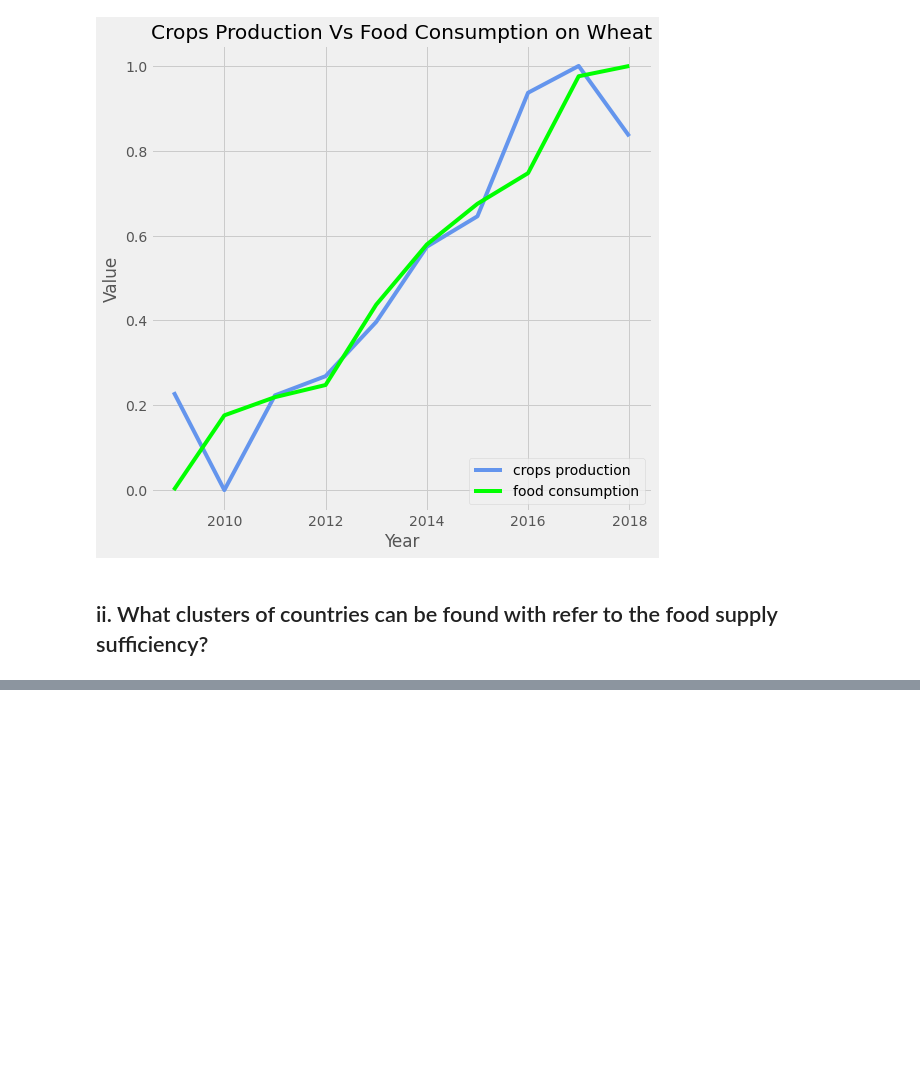
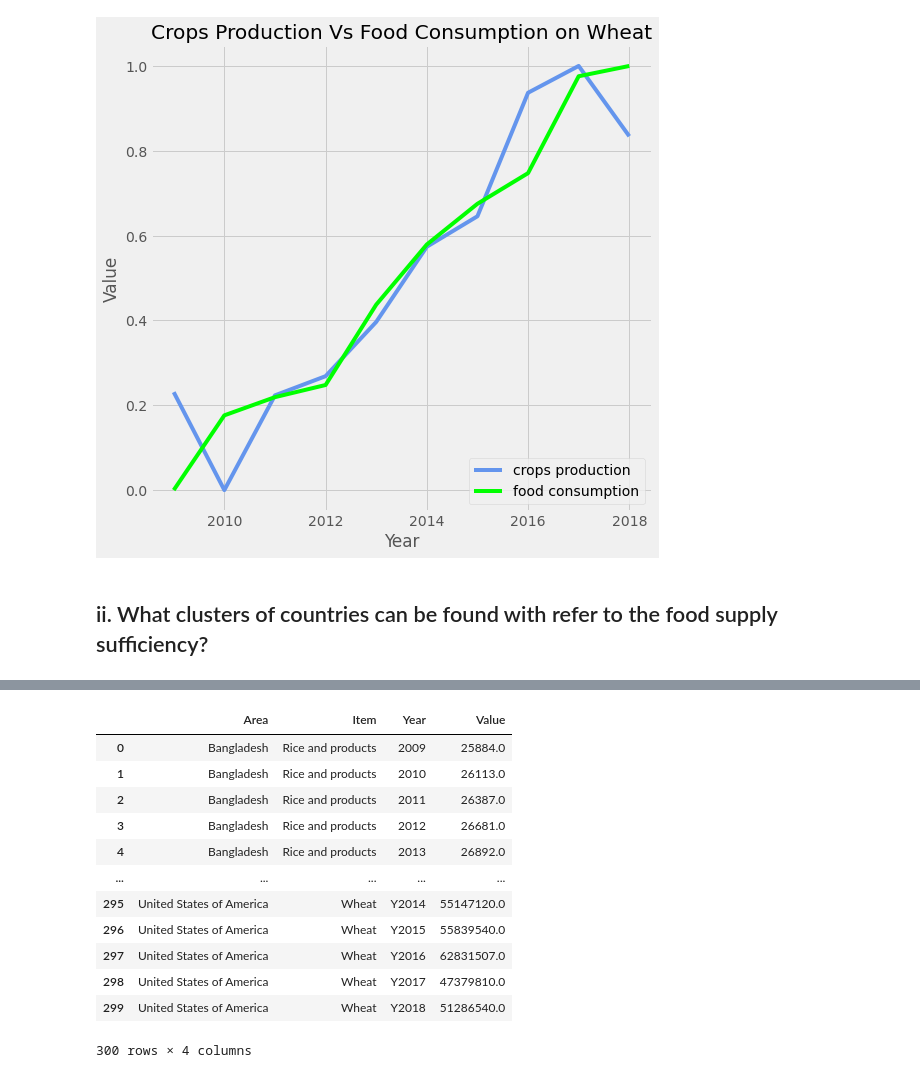
Before and after one commit to minxuan1509/IDS-FAO-Analysis, a Jupyter notebook: IDS FAO.ipynb, the cells around one changed output, grey strips where cells are left out. Cells and saved outputs as stored; diff of their text form; code cells hidden in the pictures; blank space fills up the shorter version.

```diff
--- a/IDS FAO.ipynb
+++ b/IDS FAO.ipynb
@@ -966,3 +1025,21 @@ plt.legend(['crops production','food consumption'],loc="lower right")
+# %%
+frames = [sorted_food8ii, sorted_crops8ii]
+combined_frames = pd.concat(frames, axis=0, ignore_index=True)
+combined_frames
+# %% [output]
+|  | Area | Item | Year | Value |
+| 0 | Bangladesh | Rice and products | 2009 | 25884.0 |
+| 1 | Bangladesh | Rice and products | 2010 | 26113.0 |
+| 2 | Bangladesh | Rice and products | 2011 | 26387.0 |
+| 3 | Bangladesh | Rice and products | 2012 | 26681.0 |
+| 4 | Bangladesh | Rice and products | 2013 | 26892.0 |
+| ... | ... | ... | ... | ... |
+| 295 | United States of America | Wheat | Y2014 | 55147120.0 |
+| 296 | United States of America | Wheat | Y2015 | 55839540.0 |
+| 297 | United States of America | Wheat | Y2016 | 62831507.0 |
+| 298 | United States of America | Wheat | Y2017 | 47379810.0 |
+| 299 | United States of America | Wheat | Y2018 | 51286540.0 |
+300 rows × 4 columns
 # %%
 #should use crops production and foood consumption(food balance) as x & y axis
 #for the kmeans, countries are the same key of both factors
```
Also changed, not shown: parts of 36 cells of this notebook.
